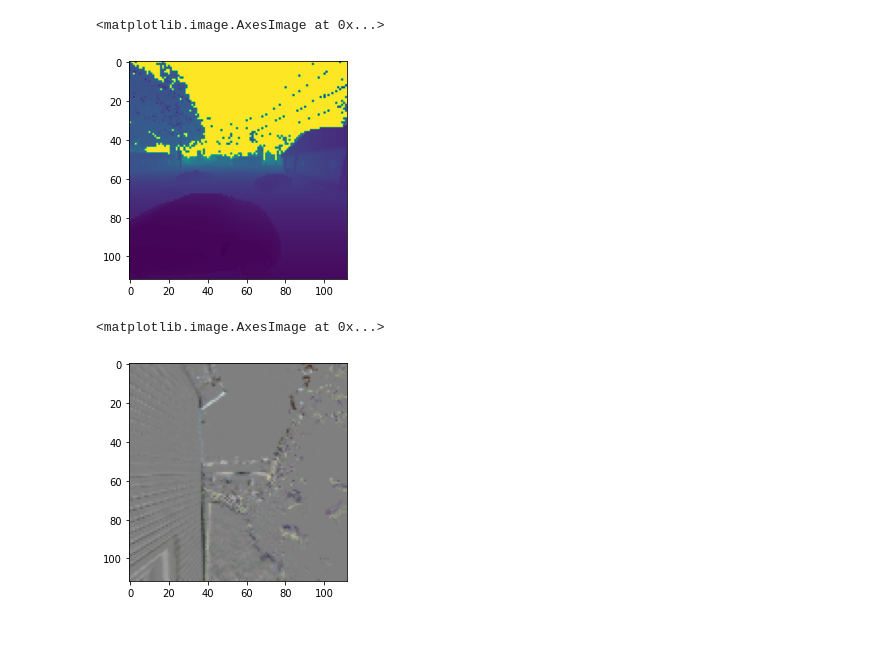
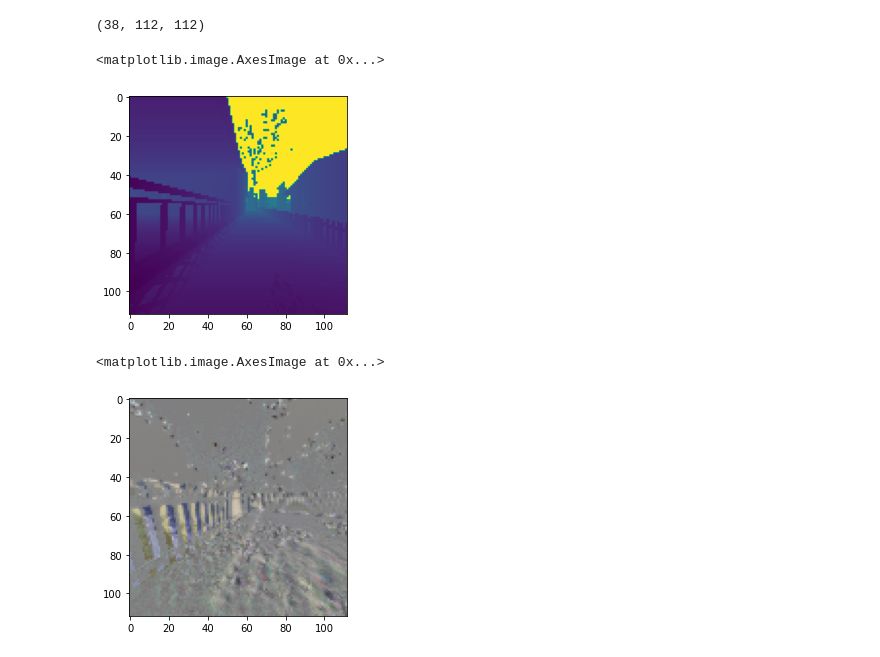
Before and after one commit to patrickmineault/rock-steady-airsim, a Jupyter notebook: notebooks/Look at sequences.ipynb, the cells around one changed output. Drawn from its saved outputs; the diff is of its cells as text; code cells hidden in the pictures.

```diff
--- a/notebooks/Look at sequences.ipynb
+++ b/notebooks/Look at sequences.ipynb
@@ -1,17 +1,18 @@
 # %%
 import tables
 
-f = tables.open_file('../data/raw/nh/2021-01-24T033056/output.h5', 'r')
+f = tables.open_file('../data/raw/nh/2021-02-01T144310/output.h5', 'r')
 # %%
 import matplotlib.pyplot as plt
 import numpy as np
 
 data = f.get_node('/depth')[:]
-data.shape
-plt.imshow(np.log(data[2, 3, :, :]))
+print(data.shape)
+plt.imshow(np.log(data[2, :, :]))
 # %% [output]
-<matplotlib.image.AxesImage at 0x...>
+(38, 112, 112)
+<matplotlib.image.AxesImage at 0x...>
-[figure, old version]
+[figure, new version]
 # %%
 import matplotlib.pyplot as plt
 import numpy as np
@@ -21,7 +22,7 @@ data.shape
 #plt.imshow((data[0, 0, :, :, :].astype(np.float) -
 #            data[0, 1, :, :, :].astype(np.float)).transpose((1, 2, 0)))
 #data.max()
-plt.imshow(np.diff(data[0, ...].astype(np.float), axis=0)[0, :, :, :].transpose(1, 2, 0) * .002 + .5)
+plt.imshow(np.diff(data[1, ...].astype(np.float), axis=0)[0, :, :, :].transpose(1, 2, 0) * .002 + .5)
 # %% [output]
 <matplotlib.image.AxesImage at 0x...>
-[figure, old version]
+[figure, new version]
```
Also changed, not shown: parts of 2 cells of this notebook, 13 other files.
